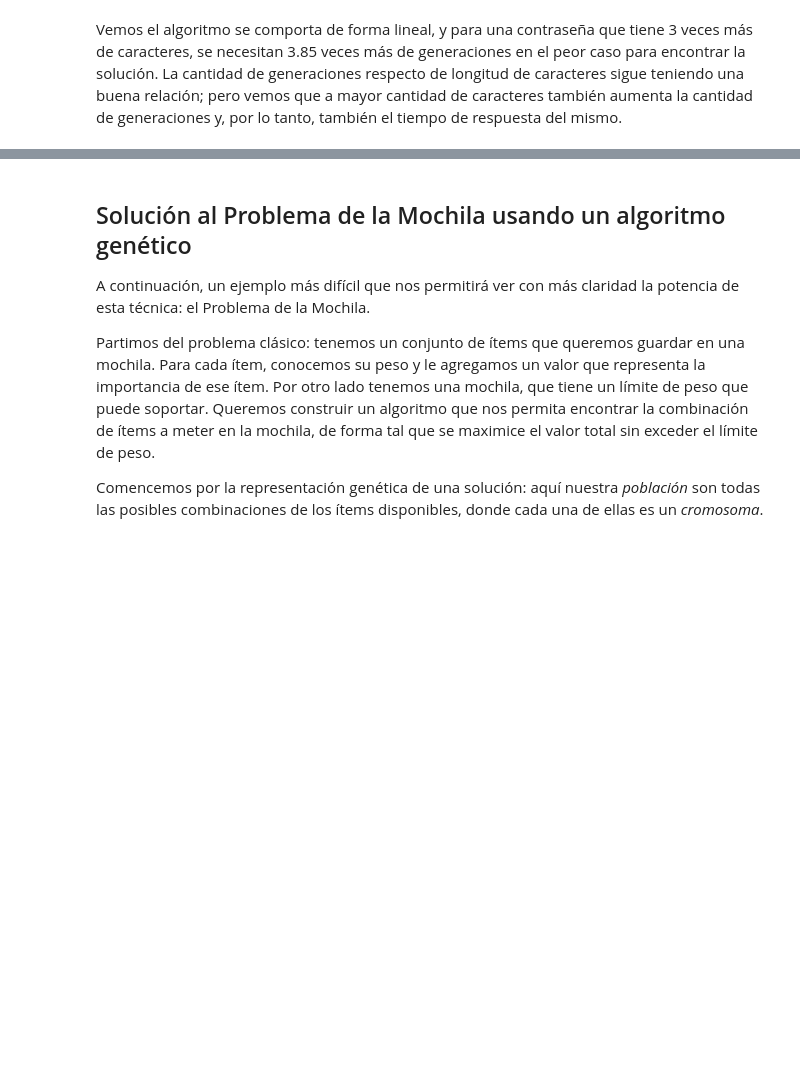
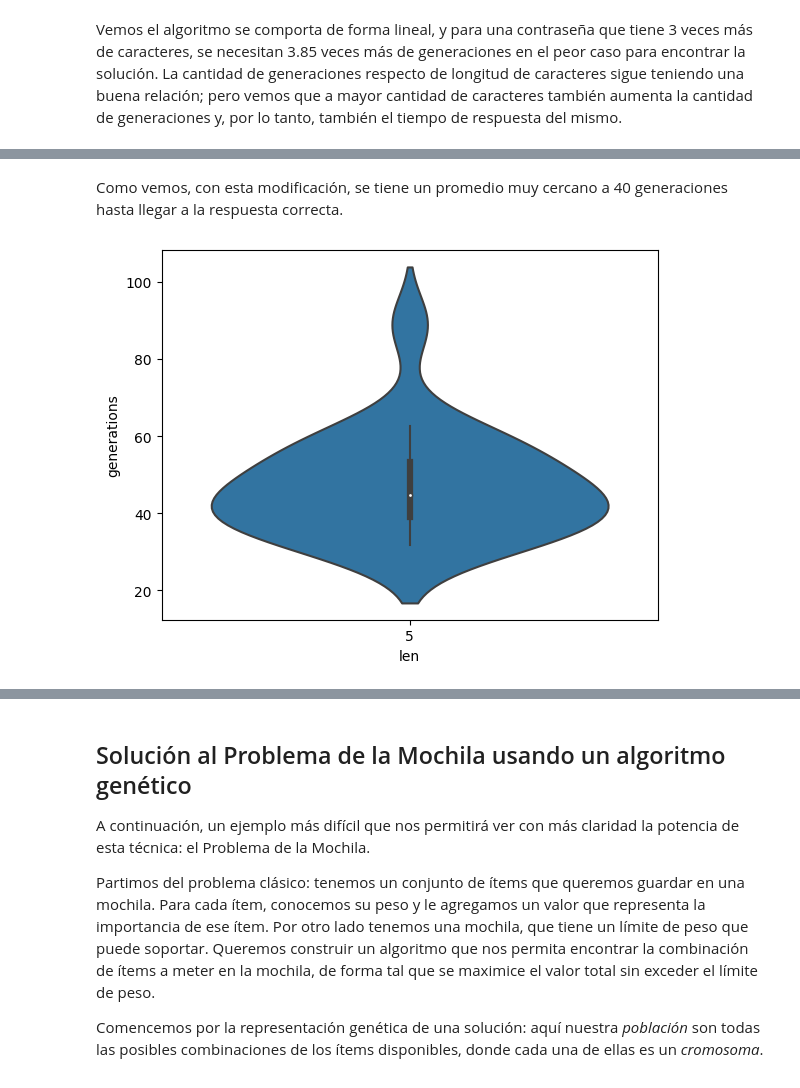
Before and after one commit to ncontinanza/genetic_algorithms, a Jupyter notebook: algoritmos_geneticos.ipynb, the cells around one changed output, grey strips where cells are left out. Cells and saved outputs as stored; diff of their text form; code cells hidden in the pictures; blank space fills up the shorter version.

```diff
--- a/algoritmos_geneticos.ipynb
+++ b/algoritmos_geneticos.ipynb
@@ -234,0 +379,6 @@ Tanto el juego como el algoritmo performan mucho mejor cuando todos los genes de
+# %% [markdown]
+Como vemos, con esta modificación, se tiene un promedio muy cercano a 40 generaciones hasta llegar a la respuesta correcta.
+# %%
+violinplot_results_for(wordle_targets, wordleSet, run_wordle)
+# %% [output]
+[figure, added]
```
Also changed, not shown: parts of 31 cells of this notebook.
